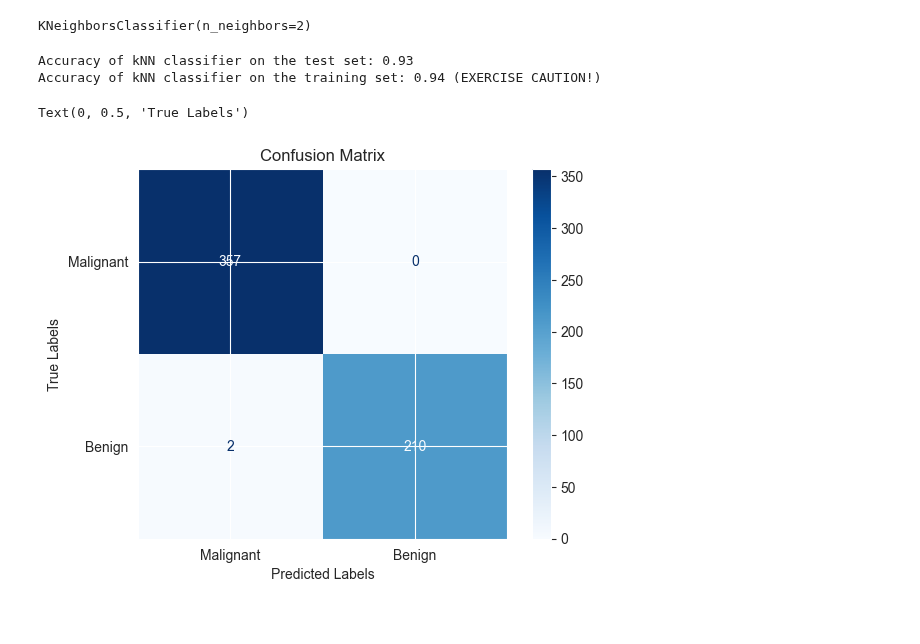
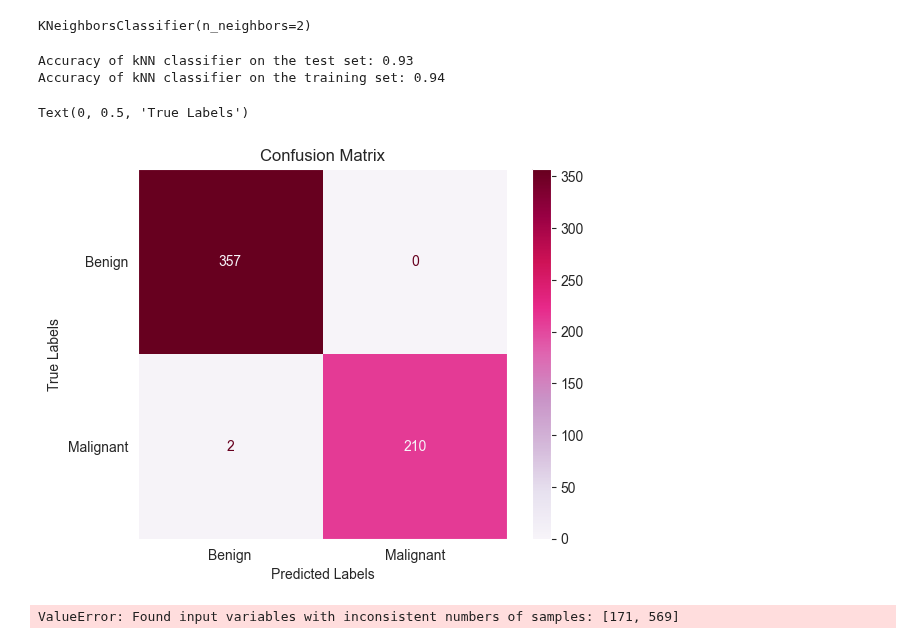
Before and after one commit to SamuliLam/dkko, a Jupyter notebook: knnclassifier.ipynb, the cells around one changed output. Cells and saved outputs as stored; diff of their text form; code cells hidden in the pictures.

```diff
--- a/knnclassifier.ipynb
+++ b/knnclassifier.ipynb
@@ -73,36 +63,38 @@ model.fit(df_scaled, Y)
 KNeighborsClassifier(n_neighbors=2)
 # %%
 from sklearn.model_selection import train_test_split
-from sklearn.metrics import confusion_matrix, ConfusionMatrixDisplay, accuracy_score
+from sklearn.metrics import confusion_matrix, ConfusionMatrixDisplay, accuracy_score, precision_score, recall_score
 
 X_train, X_test, y_train, y_test = train_test_split(X, Y, test_size=0.3, random_state=123)
 
 knn = KNeighborsClassifier(n_neighbors=2)
 
 knn.fit(X_train, y_train)
 
 y_pred = knn.predict(X_test)
 
 accuracy_test = accuracy_score(y_test, y_pred)
 print(f"Accuracy of kNN classifier on the test set: {accuracy_test:.2f}")
 
-# This is just to show the difference between training and test accuracy
 y_train_pred = knn.predict(X_train)
 accuracy_train = accuracy_score(y_train, y_train_pred)
-print(f"Accuracy of kNN classifier on the training set: {accuracy_train:.2f} (EXERCISE CAUTION!)")
+print(f"Accuracy of kNN classifier on the training set: {accuracy_train:.2f}")
 
 y_pred = model.predict(df_scaled)
 
+cm = confusion_matrix(Y, y_pred)
+
 # Create a ConfusionMatrixDisplay object
-cmd = ConfusionMatrixDisplay(confusion_matrix=cm, display_labels=['Malignant', 'Benign'])
+cmd = ConfusionMatrixDisplay(confusion_matrix=cm, display_labels=['Benign', 'Malignant'])
 
 # Plot the confusion matrix with additional parameters for clarity
-cmd.plot(cmap='Blues')
+cmd.plot(cmap='PuRd')
+cmd.ax_.grid(False)
 cmd.ax_.set_title('Confusion Matrix')
 cmd.ax_.set_xlabel('Predicted Labels')
 cmd.ax_.set_ylabel('True Labels')
 # %% [output]
 Accuracy of kNN classifier on the test set: 0.93
-Accuracy of kNN classifier on the training set: 0.94 (EXERCISE CAUTION!)
+Accuracy of kNN classifier on the training set: 0.94
 Text(0, 0.5, 'True Labels')
-[figure, old version]
+[figure, new version]
@@ -108,0 +103,6 @@ Text(0, 0.5, 'True Labels')
+# %%
+precision_scores = precision_score(y_test, y_pred)
+
+recall_scores = recall_score(y_test, y_pred)
+# %% [output]
+ValueError: Found input variables with inconsistent numbers of samples: [171, 569]
```
Also changed, not shown: parts of 2 cells of this notebook.
